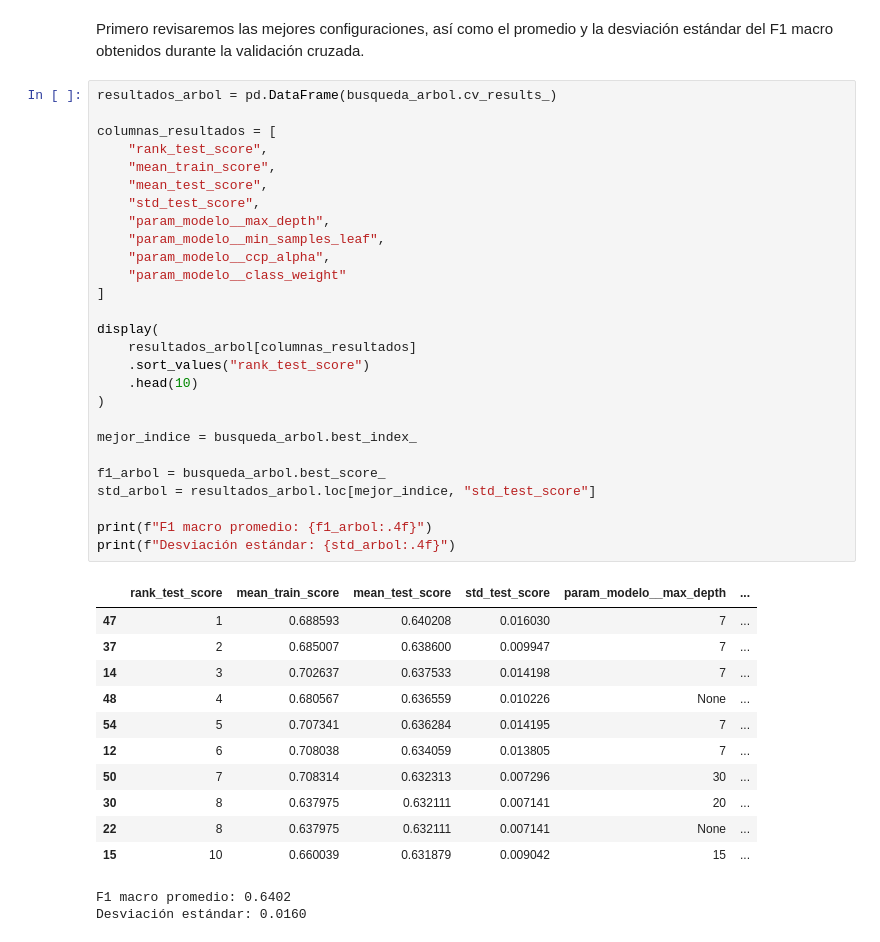
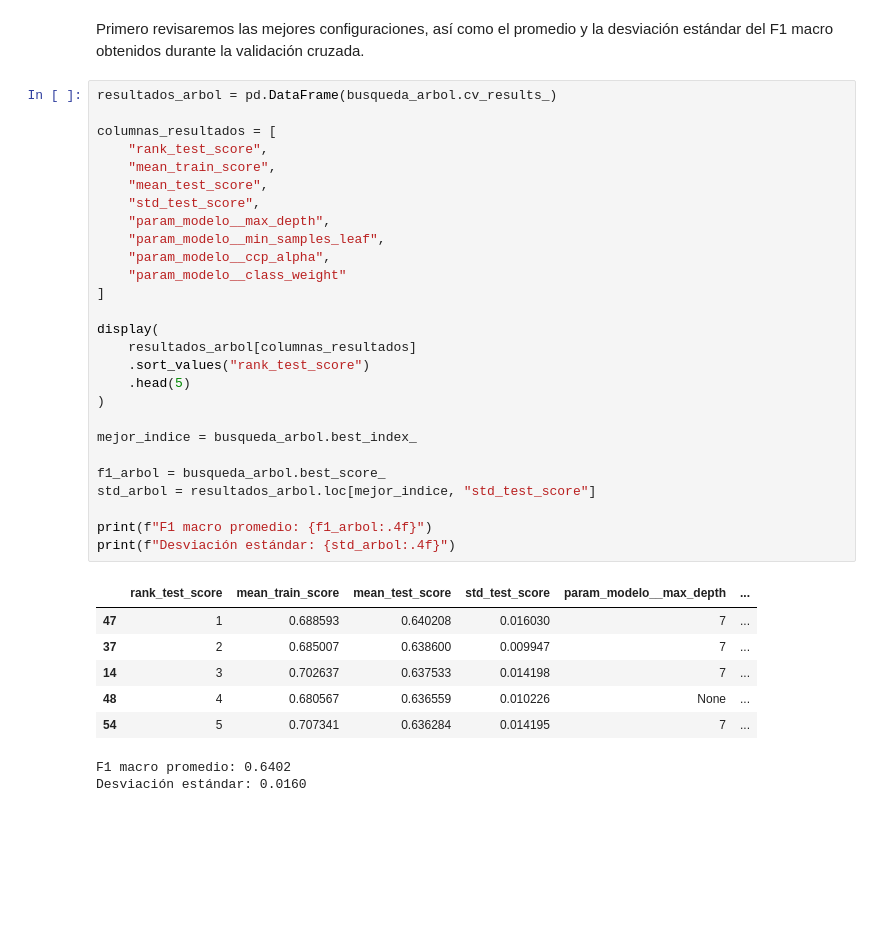
Before and after one commit to adriamedinaa-ang/icd2026, a Jupyter notebook: Practices/Practice 3/Practice 3.ipynb, the cells around one changed output. Drawn from its saved outputs; the diff is of its cells as text; blank space fills up the shorter version.

```diff
--- a/Practices/Practice 3/Practice 3.ipynb
+++ b/Practices/Practice 3/Practice 3.ipynb
@@ -576,38 +588,33 @@ resultados_arbol = pd.DataFrame(busqueda_arbol.cv_results_)
 columnas_resultados = [
     "rank_test_score",
     "mean_train_score",
     "mean_test_score",
     "std_test_score",
     "param_modelo__max_depth",
     "param_modelo__min_samples_leaf",
     "param_modelo__ccp_alpha",
     "param_modelo__class_weight"
 ]
 
 display(
     resultados_arbol[columnas_resultados]
     .sort_values("rank_test_score")
-    .head(10)
+    .head(5)
 )
 
 mejor_indice = busqueda_arbol.best_index_
 
 f1_arbol = busqueda_arbol.best_score_
 std_arbol = resultados_arbol.loc[mejor_indice, "std_test_score"]
 
 print(f"F1 macro promedio: {f1_arbol:.4f}")
 print(f"Desviación estándar: {std_arbol:.4f}")
 # %% [output]
 |  | rank_test_score | mean_train_score | mean_test_score | std_test_score | param_modelo__max_depth | ... |
 | 47 | 1 | 0.688593 | 0.640208 | 0.016030 | 7 | ... |
 | 37 | 2 | 0.685007 | 0.638600 | 0.009947 | 7 | ... |
 | 14 | 3 | 0.702637 | 0.637533 | 0.014198 | 7 | ... |
 | 48 | 4 | 0.680567 | 0.636559 | 0.010226 | None | ... |
 | 54 | 5 | 0.707341 | 0.636284 | 0.014195 | 7 | ... |
-| 12 | 6 | 0.708038 | 0.634059 | 0.013805 | 7 | ... |
-| 50 | 7 | 0.708314 | 0.632313 | 0.007296 | 30 | ... |
-| 30 | 8 | 0.637975 | 0.632111 | 0.007141 | 20 | ... |
-| 22 | 8 | 0.637975 | 0.632111 | 0.007141 | None | ... |
-| 15 | 10 | 0.660039 | 0.631879 | 0.009042 | 15 | ... |
 F1 macro promedio: 0.6402
 Desviación estándar: 0.0160
```
Also changed, not shown: parts of 88 cells of this notebook, 2 other files.
